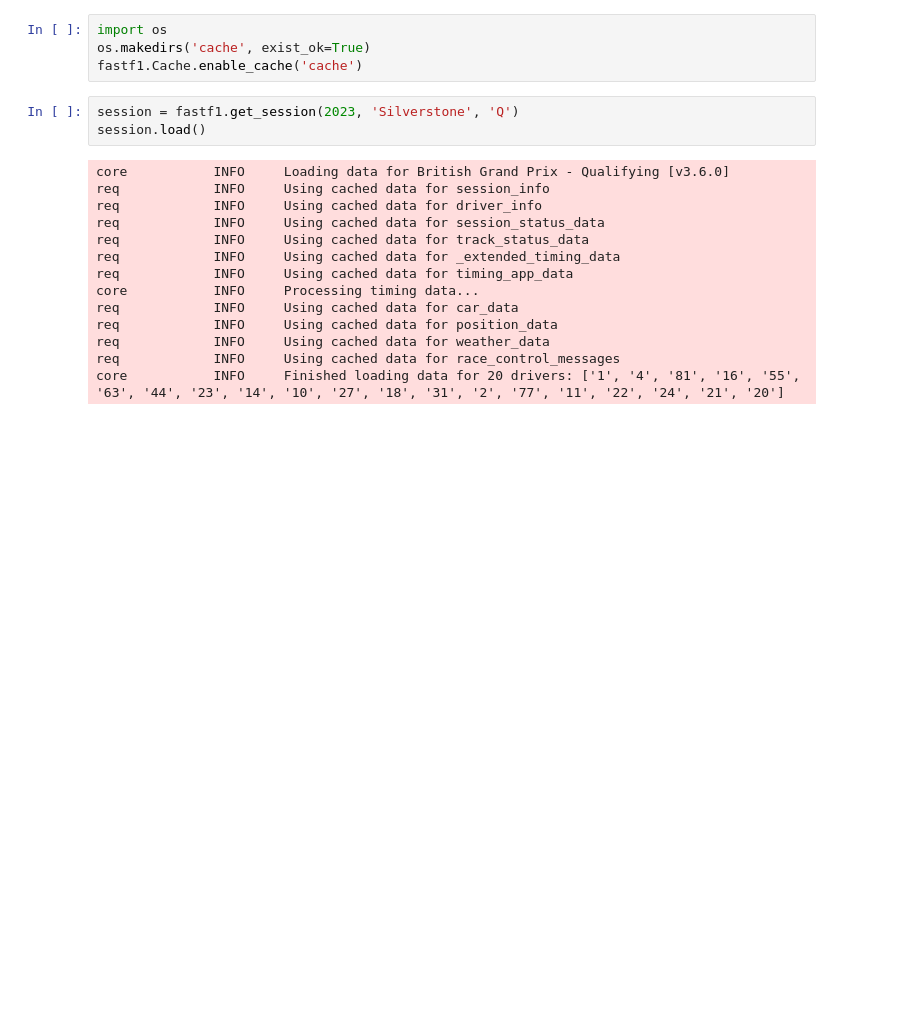
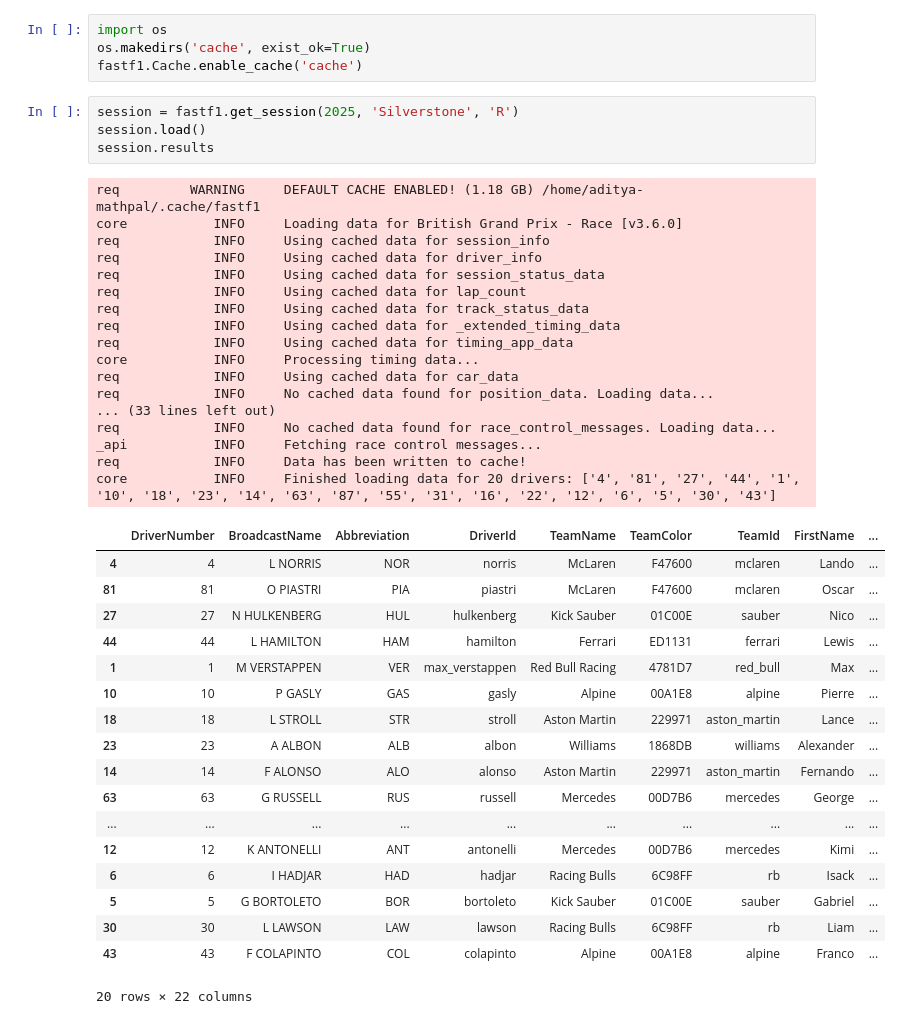
Before and after one commit to aditya-mathpal/f1-telemetry-analyzer, a Jupyter notebook: f1_qualifying_analyzer.ipynb, the cells around one changed output. Saved outputs shown, nothing was run; the diff lists cells and outputs as text; blank space fills up the shorter version.

```diff
--- a/f1_qualifying_analyzer.ipynb
+++ b/f1_qualifying_analyzer.ipynb
@@ -8,19 +8,42 @@ import os
 os.makedirs('cache', exist_ok=True)
 fastf1.Cache.enable_cache('cache')
 # %%
-session = fastf1.get_session(2023, 'Silverstone', 'Q')
+session = fastf1.get_session(2025, 'Silverstone', 'R')
 session.load()
+session.results
 # %% [output]
-core           INFO     Loading data for British Grand Prix - Qualifying [v3.6.0]
+req         WARNING     DEFAULT CACHE ENABLED! (1.18 GB) /home/aditya-mathpal/.cache/fastf1
+core           INFO     Loading data for British Grand Prix - Race [v3.6.0]
 req            INFO     Using cached data for session_info
 req            INFO     Using cached data for driver_info
 req            INFO     Using cached data for session_status_data
+req            INFO     Using cached data for lap_count
 req            INFO     Using cached data for track_status_data
 req            INFO     Using cached data for _extended_timing_data
 req            INFO     Using cached data for timing_app_data
 core           INFO     Processing timing data...
 req            INFO     Using cached data for car_data
-req            INFO     Using cached data for position_data
-req            INFO     Using cached data for weather_data
-req            INFO     Using cached data for race_control_messages
-core           INFO     Finished loading data for 20 drivers: ['1', '4', '81', '16', '55', '63', '44', '23', '14', '10', '27', '18', '31', '2', '77', '11', '22', '24', '21', '20']
+req            INFO     No cached data found for position_data. Loading data...
+... (33 lines left out)
+req            INFO     No cached data found for race_control_messages. Loading data...
+_api           INFO     Fetching race control messages...
+req            INFO     Data has been written to cache!
+core           INFO     Finished loading data for 20 drivers: ['4', '81', '27', '44', '1', '10', '18', '23', '14', '63', '87', '55', '31', '16', '22', '12', '6', '5', '30', '43']
+|  | DriverNumber | BroadcastName | Abbreviation | DriverId | TeamName | TeamColor | TeamId | FirstName | ... |
+| 4 | 4 | L NORRIS | NOR | norris | McLaren | F47600 | mclaren | Lando | ... |
+| 81 | 81 | O PIASTRI | PIA | piastri | McLaren | F47600 | mclaren | Oscar | ... |
+| 27 | 27 | N HULKENBERG | HUL | hulkenberg | Kick Sauber | 01C00E | sauber | Nico | ... |
+| 44 | 44 | L HAMILTON | HAM | hamilton | Ferrari | ED1131 | ferrari | Lewis | ... |
+| 1 | 1 | M VERSTAPPEN | VER | max_verstappen | Red Bull Racing | 4781D7 | red_bull | Max | ... |
+| 10 | 10 | P GASLY | GAS | gasly | Alpine | 00A1E8 | alpine | Pierre | ... |
+| 18 | 18 | L STROLL | STR | stroll | Aston Martin | 229971 | aston_martin | Lance | ... |
+| 23 | 23 | A ALBON | ALB | albon | Williams | 1868DB | williams | Alexander | ... |
+| 14 | 14 | F ALONSO | ALO | alonso | Aston Martin | 229971 | aston_martin | Fernando | ... |
+| 63 | 63 | G RUSSELL | RUS | russell | Mercedes | 00D7B6 | mercedes | George | ... |
+| ... | ... | ... | ... | ... | ... | ... | ... | ... | ... |
+| 12 | 12 | K ANTONELLI | ANT | antonelli | Mercedes | 00D7B6 | mercedes | Kimi | ... |
+| 6 | 6 | I HADJAR | HAD | hadjar | Racing Bulls | 6C98FF | rb | Isack | ... |
+| 5 | 5 | G BORTOLETO | BOR | bortoleto | Kick Sauber | 01C00E | sauber | Gabriel | ... |
+| 30 | 30 | L LAWSON | LAW | lawson | Racing Bulls | 6C98FF | rb | Liam | ... |
+| 43 | 43 | F COLAPINTO | COL | colapinto | Alpine | 00A1E8 | alpine | Franco | ... |
+20 rows × 22 columns
```
Also changed, not shown: parts of 6 cells of this notebook, 2 other files.
